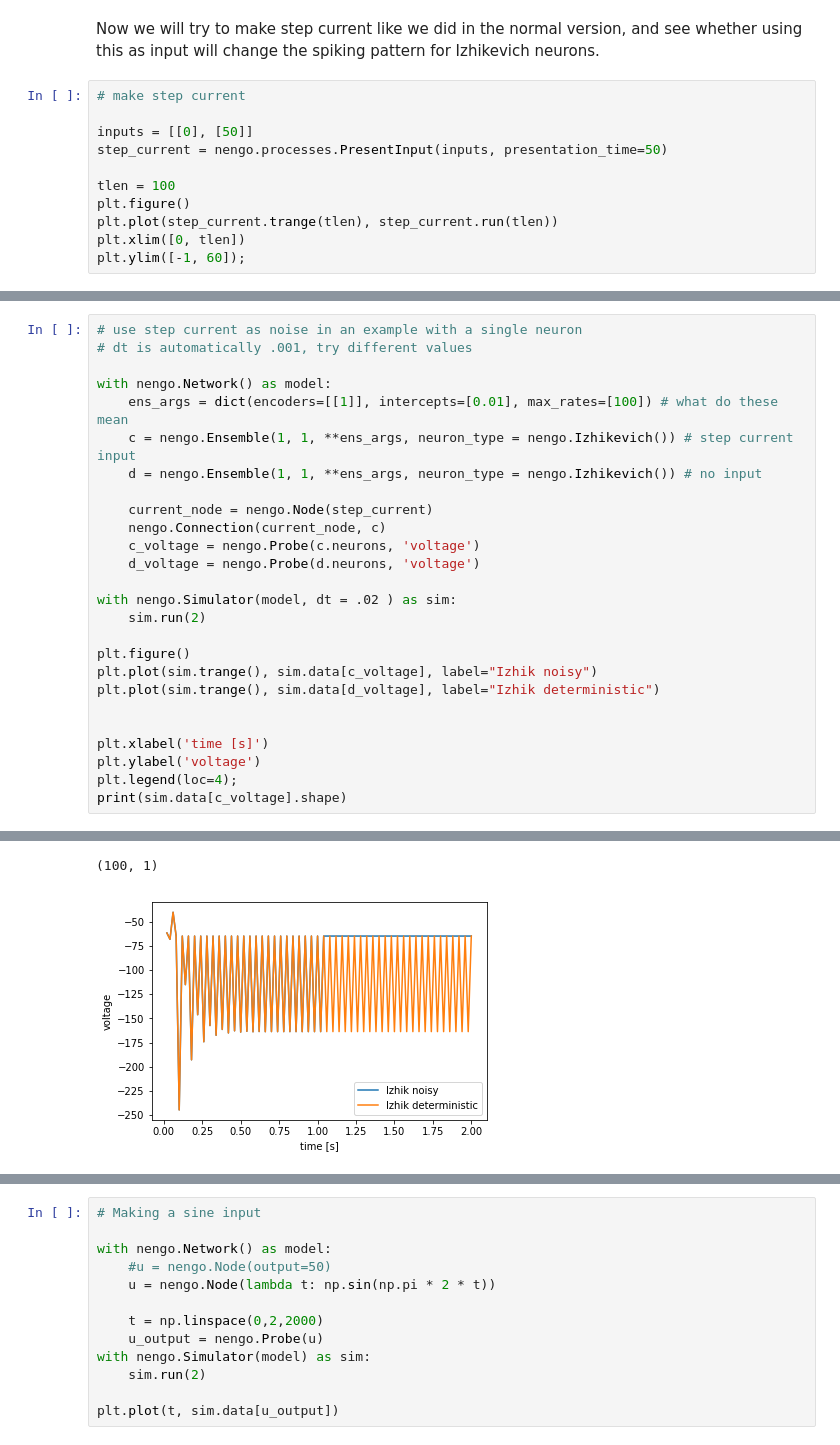
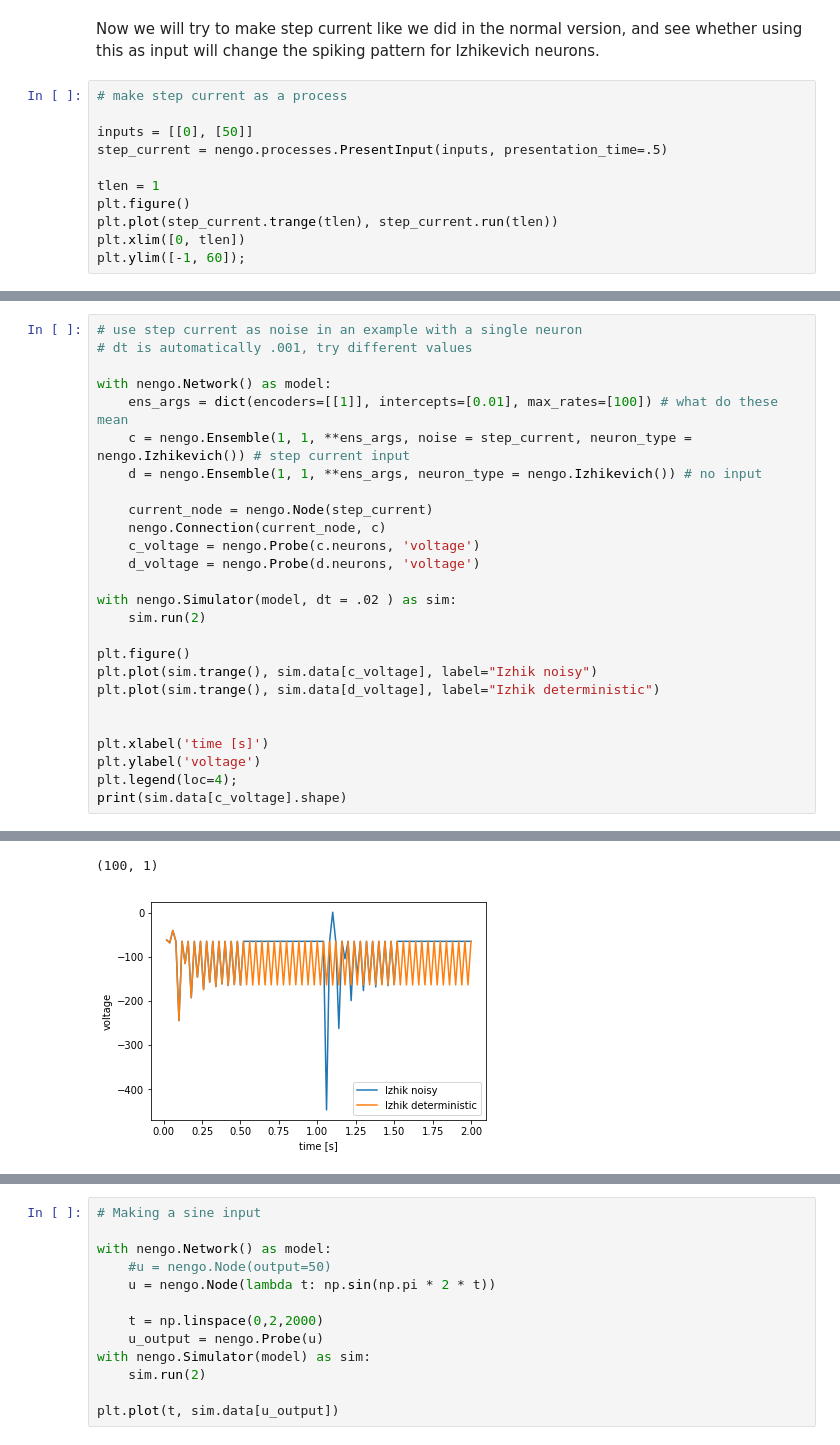
Before and after one commit to thomsonlab/GrowingBrains, a Jupyter notebook: python_implementation/nengo_exploring/izhikevich.ipynb, the cells around one changed output, grey strips where cells are left out. Drawn from its saved outputs; the diff is of its cells as text.

Commit message:
more single neuron examples

```diff
--- a/python_implementation/nengo_exploring/izhikevich.ipynb
+++ b/python_implementation/nengo_exploring/izhikevich.ipynb
@@ -328,12 +328,12 @@ array([[ 0.],
 # %% [markdown]
 Now we will try to make step current like we did in the normal version, and see whether using this as input will change the spiking pattern for Izhikevich neurons.
 # %%
-# make step current
+# make step current as a process
 
 inputs = [[0], [50]]
-step_current = nengo.processes.PresentInput(inputs, presentation_time=50)
+step_current = nengo.processes.PresentInput(inputs, presentation_time=.5)
 
-tlen = 100
+tlen = 1
 plt.figure()
 plt.plot(step_current.trange(tlen), step_current.run(tlen))
 plt.xlim([0, tlen])
@@ -376,33 +372,33 @@ plt.legend(loc=4);
 # %%
 # use step current as noise in an example with a single neuron
 # dt is automatically .001, try different values
 
 with nengo.Network() as model:
     ens_args = dict(encoders=[[1]], intercepts=[0.01], max_rates=[100]) # what do these mean
-    c = nengo.Ensemble(1, 1, **ens_args, neuron_type = nengo.Izhikevich()) # step current input
+    c = nengo.Ensemble(1, 1, **ens_args, noise = step_current, neuron_type = nengo.Izhikevich()) # step current input
     d = nengo.Ensemble(1, 1, **ens_args, neuron_type = nengo.Izhikevich()) # no input
 
     current_node = nengo.Node(step_current)
     nengo.Connection(current_node, c)
     c_voltage = nengo.Probe(c.neurons, 'voltage')
     d_voltage = nengo.Probe(d.neurons, 'voltage')
 
 with nengo.Simulator(model, dt = .02 ) as sim:
     sim.run(2)
 
 plt.figure()
 plt.plot(sim.trange(), sim.data[c_voltage], label="Izhik noisy")
 plt.plot(sim.trange(), sim.data[d_voltage], label="Izhik deterministic")
 
 
 plt.xlabel('time [s]')
 plt.ylabel('voltage')
 plt.legend(loc=4);
 print(sim.data[c_voltage].shape)
 # %% [output]
 [interactive output not drawn]
 [interactive output not drawn]
 (100, 1)
-[figure, old version]
+[figure, new version]
 # %%
 sim.data[u_output].shape
```
Also changed, not shown: parts of 4 cells of this notebook.
